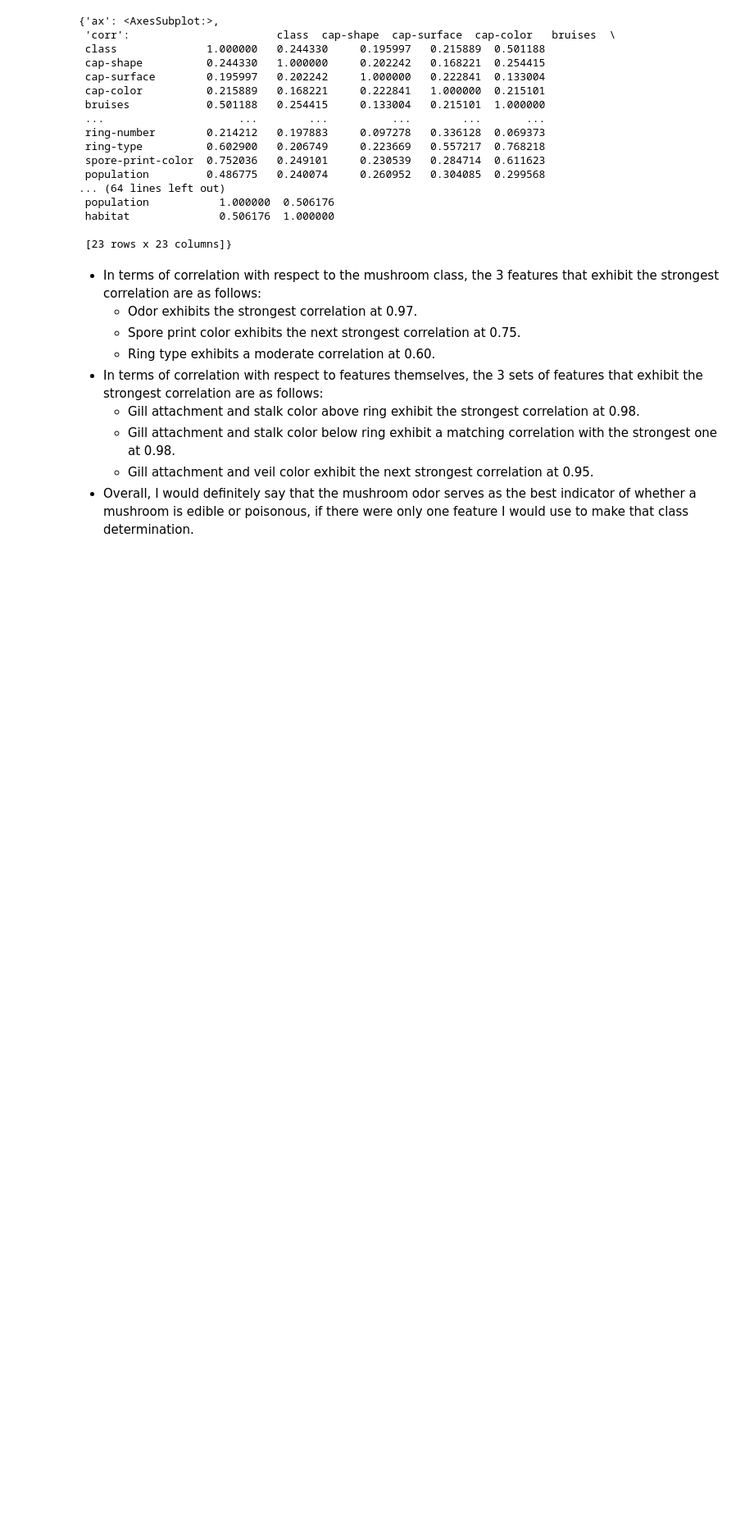
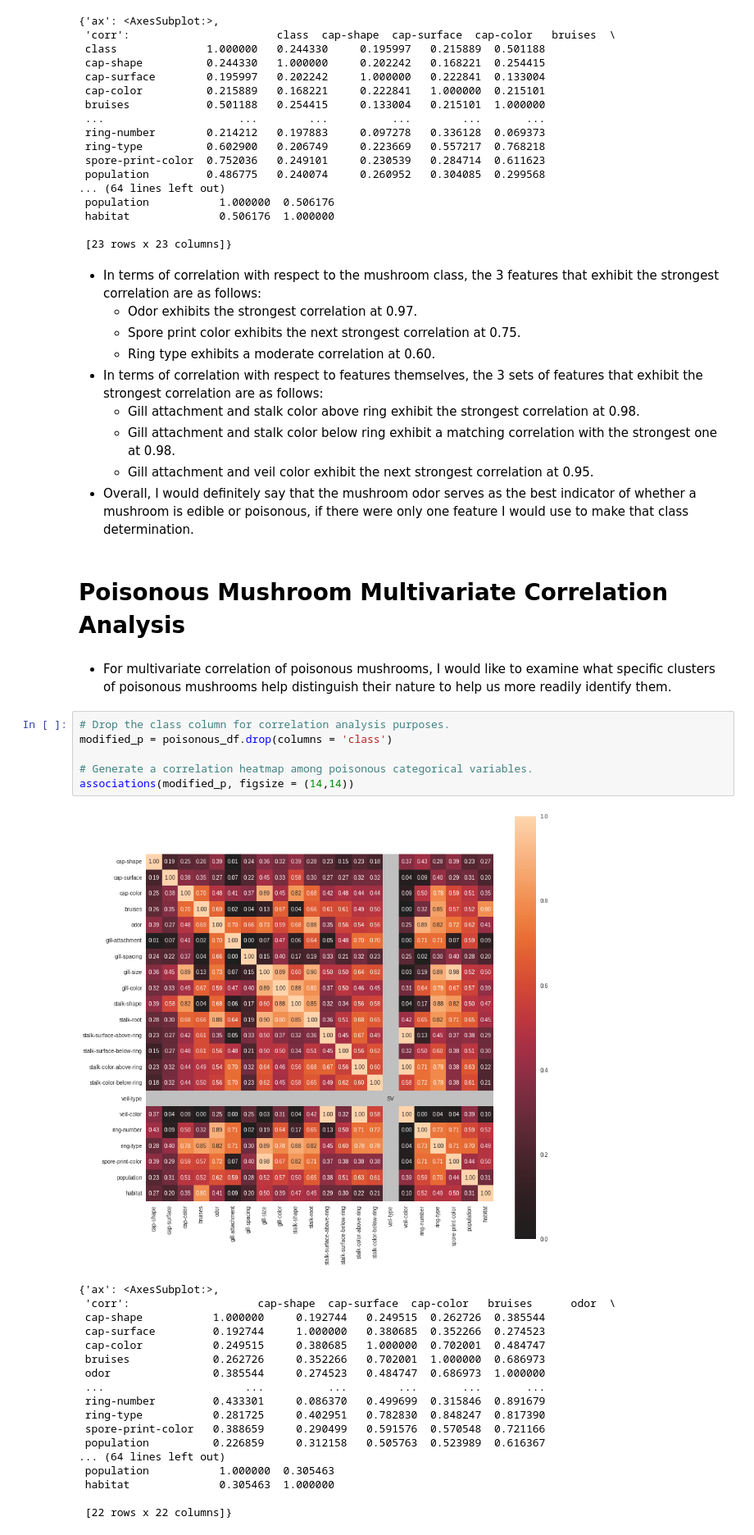
Before and after one commit to davidwan08/Mushroom-Classification-Modeling-and-Analysis-Project, a Jupyter notebook: Mushroom_Classification_Project_Data_Exploration_and_Modeling.ipynb, the cells around one changed output. Shown at 82% size. Drawn from its saved outputs; the diff is of its cells as text; blank space fills up the shorter version.

```diff
--- a/Mushroom_Classification_Project_Data_Exploration_and_Modeling.ipynb
+++ b/Mushroom_Classification_Project_Data_Exploration_and_Modeling.ipynb
@@ -614,3 +588,32 @@ associations(mushrooms_df, figsize = (14,14))
   - Gill attachment and stalk color below ring exhibit a matching correlation with the strongest one at 0.98.
   - Gill attachment and veil color exhibit the next strongest correlation at 0.95.
 - Overall, I would definitely say that the mushroom odor serves as the best indicator of whether a mushroom is edible or poisonous, if there were only one feature I would use to make that class determination.
+# %% [markdown]
+# **Poisonous Mushroom Multivariate Correlation Analysis**
+# %% [markdown]
+- For multivariate correlation of poisonous mushrooms, I would like to examine what specific clusters of poisonous mushrooms help distinguish their nature to help us more readily identify them.
+# %%
+# Drop the class column for correlation analysis purposes.
+modified_p = poisonous_df.drop(columns = 'class')
+
+# Generate a correlation heatmap among poisonous categorical variables.
+associations(modified_p, figsize = (14,14))
+# %% [output]
+[figure, added]
+{'ax': <AxesSubplot:>,
+ 'corr':                    cap-shape  cap-surface  cap-color   bruises      odor  \
+ cap-shape           1.000000     0.192744   0.249515  0.262726  0.385544
+ cap-surface         0.192744     1.000000   0.380685  0.352266  0.274523
+ cap-color           0.249515     0.380685   1.000000  0.702001  0.484747
+ bruises             0.262726     0.352266   0.702001  1.000000  0.686973
+ odor                0.385544     0.274523   0.484747  0.686973  1.000000
+ ...                      ...          ...        ...       ...       ...
+ ring-number         0.433301     0.086370   0.499699  0.315846  0.891679
+ ring-type           0.281725     0.402951   0.782830  0.848247  0.817390
+ spore-print-color   0.388659     0.290499   0.591576  0.570548  0.721166
+ population          0.226859     0.312158   0.505763  0.523989  0.616367
+... (64 lines left out)
+ population           1.000000  0.305463
+ habitat              0.305463  1.000000
+
+ [22 rows x 22 columns]}
```
Also changed, not shown: parts of 42 cells of this notebook.
